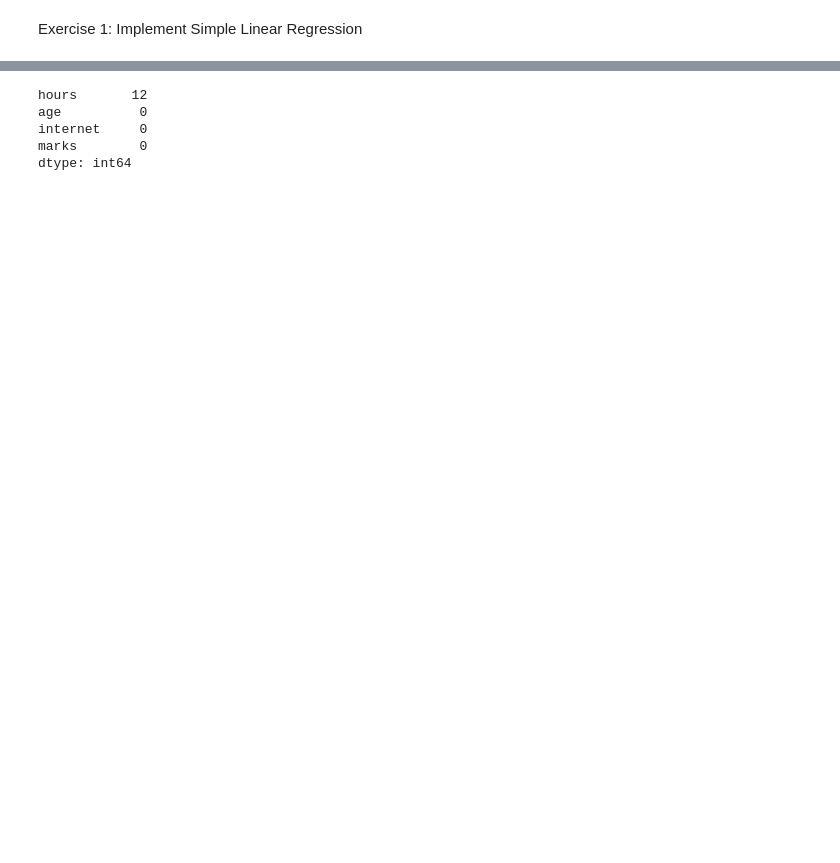
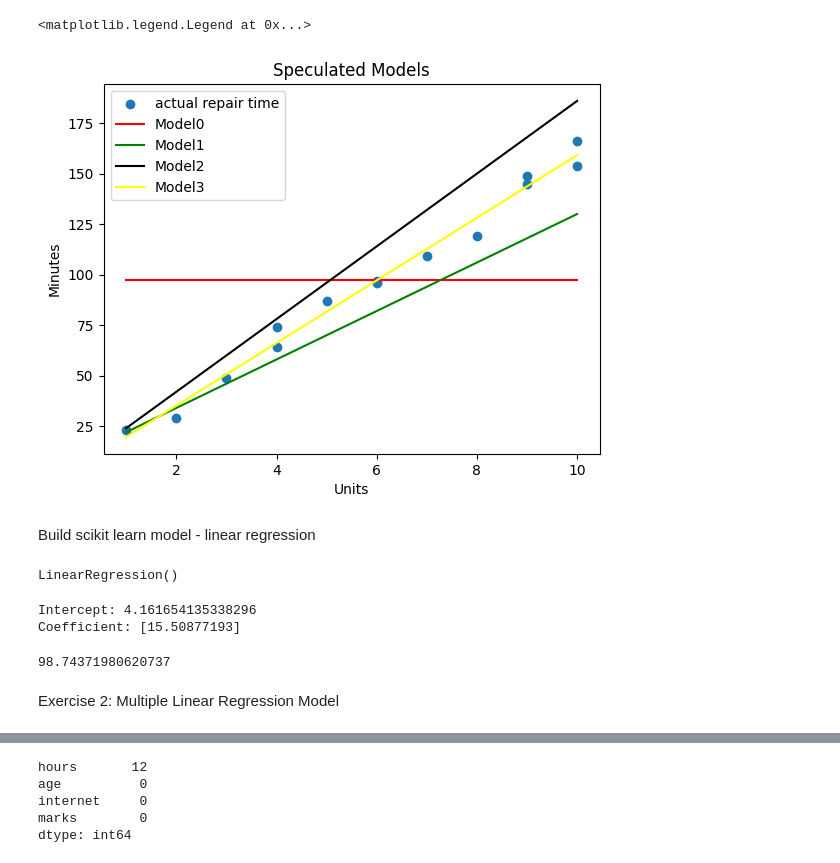
Before and after one commit to kramani079/AI_ML, a Jupyter notebook: submission2.ipynb, the cells around one changed output, grey strips where cells are left out. Saved outputs shown, nothing was run; the diff lists cells and outputs as text; code cells hidden in the pictures; blank space fills up the shorter version.

```diff
--- a/submission2.ipynb
+++ b/submission2.ipynb
@@ -72,0 +55,10 @@ Note: you may need to restart the kernel to use updated packages.
+# %%
+Model0=computers['Minutes'].mean()
+Model1=10+12 * computers['Units']
+Model2=6+18 * computers['Units']
+Model3 = 4.16 + 15.50 * computers['Units']
+# %%
+computers['Model0']=Model0
+computers['Model1']=Model1
+computers['Model2']=Model2
+computers['Model3']=Model3
@@ -73,3 +83,38 @@ Note: you may need to restart the kernel to use updated packages.
+# %%
+fig,ax=plt.subplots()
+ax.scatter(x="Units",y="Minutes",data=computers,label='actual repair time')
+ax.plot(computers['Units'],computers['Model0'],color="red",label='Model0')
+ax.plot(computers['Units'],computers['Model1'],color="green",label='Model1')
+ax.plot(computers['Units'],computers['Model2'],color="black",label='Model2')
+ax.plot(computers['Units'],computers['Model3'],color="yellow",label='Model3')
+ax.set_ylabel("Minutes")
+ax.set_xlabel("Units")
+ax.set_title("Speculated Models")
+ax.legend()
+# %% [output]
+<matplotlib.legend.Legend at 0x...>
+[figure, added]
+# %% [markdown]
+Build scikit learn model - linear regression
+# %%
+X = computers[['Units']]
+y = computers['Minutes']
+from sklearn.linear_model import LinearRegression
+model=LinearRegression()
+model.fit(X,y)
+# %% [output]
+LinearRegression()
+# %%
+print("Intercept:",model.intercept_)
+print("Coefficient:",model.coef_)
+# %% [output]
+Intercept: 4.161654135338296
+Coefficient: [15.50877193]
+# %%
+Rsq = model.score(computers[["Units"]],y) * 100
+Rsq
+# %% [output]
+98.74371980620737
 # %% [markdown]
-Exercise 1: Implement Simple Linear Regression
+Exercise 2: Multiple Linear Regression Model
 # %%
```
Also changed, not shown: parts of 47 cells of this notebook, 45 other files.
